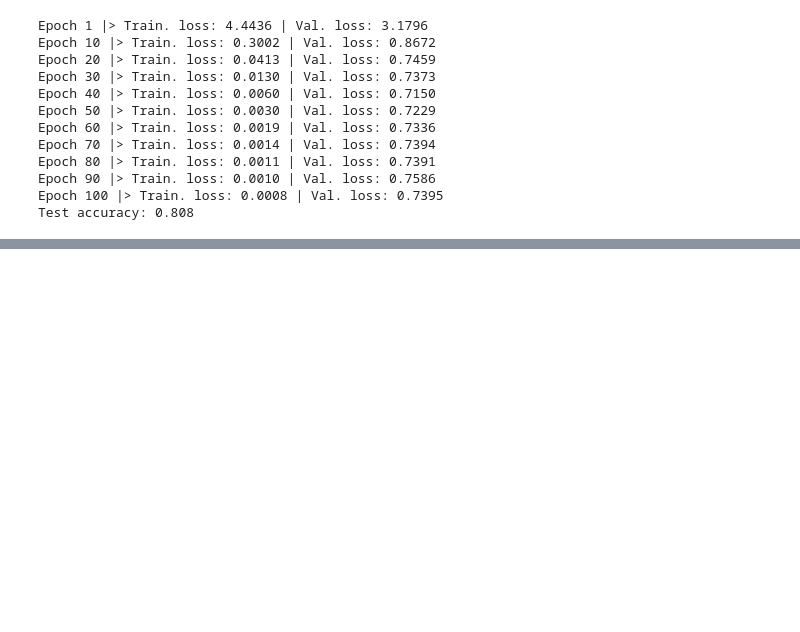
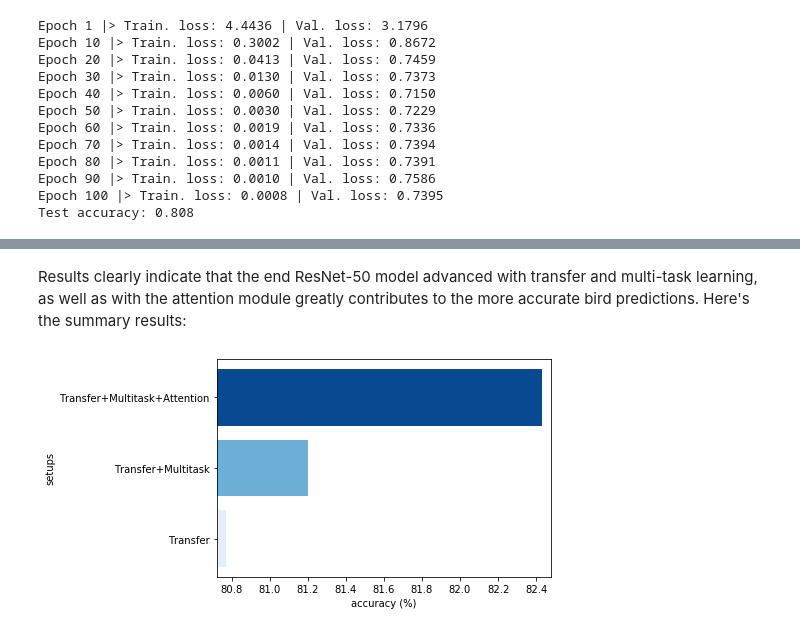
Before and after one commit to slipnitskaya/computer-vision-birds, a Jupyter notebook: notebook.ipynb, the cells around one changed output, grey strips where cells are left out. Saved outputs shown, nothing was run; the diff lists cells and outputs as text; code cells hidden in the pictures; blank space fills up the shorter version.

Commit message:
add MTL, attention-based CNN and Conclusions parts, plot summary results, refactoring

```diff
--- a/notebook.ipynb
+++ b/notebook.ipynb
@@ -427,4 +466,5 @@ Here, we'll set up parameters for data loading and model training, such as maxim
 # set hyper-parameters
 params = {'batch_size': 24, 'num_workers': 8}
 num_epochs = 100
+num_classes = 200
 # %% [markdown]
@@ -450,7 +490,7 @@ In this tutorial we are going to use ResNet-50 model for classification of bird
 PyTorch provides the ResNet-50 among other ready-to-use deep learning models on `torchvision.models`, so we'll instantiate the respective class. Given the dataset of 200 bird species, we will set the argument *num_classes* to that number, and also define the device on which to run the model.
 # %%
 # instantiate the model
-model = tv.models.resnet50(num_classes=200).to(DEVICE)
+model = tv.models.resnet50(num_classes=num_classes).to(DEVICE)
 # %% [markdown]
 More specifically, the chosen architecture is 50 layers deep and composed of 5 stages, 4 of which with residual blocks and 1 comprise a convolution, batch normalization and ReLU operations, namely:
 # %%
@@ -484,6 +524,9 @@ scheduler = torch.optim.lr_scheduler.ExponentialLR(optimizer, gamma=0.95)
 # %% [markdown]
 Finally, we are ready to train and validate our model to recognize and learn the difference between bird species. We'll also display cross-entropy loss values for an each 10 epoch in order to inspect the model performance dynamics following the training and validation block:
 # %%
+# generate model description string
+model_desc = get_model_desc(num_classes=num_classes)
+
 # define the training loop
 best_snapshot_path = None
 val_acc_avg = list()
@@ -537,7 +580,7 @@ for epoch in range(num_epochs):
                 os.remove(best_snapshot_path)
 
             best_val_acc = current_val_acc
-            best_snapshot_path = os.path.join(out_dir, f'model_resnet50base_ep={epoch}_acc={best_val_acc}.pt')
+            best_snapshot_path = os.path.join(out_dir, f'model_{model_desc}_ep={epoch}_acc={best_val_acc}.pt')
 
             torch.save(model.state_dict(), best_snapshot_path)
 
@@ -707,0 +1147,32 @@ Test accuracy: 0.808
+# %% [markdown]
+Results clearly indicate that the end ResNet-50 model advanced with transfer and multi-task learning, as well as with the attention module greatly contributes to the more accurate bird predictions. Here's the summary results:
+# %%
+# visualize the summary model performance
+tab_separater = lambda x: x[0].split('\t')
+
+# load accuracy results
+logs = {}
+with open('results/logs.csv', 'r') as f:
+    reader = csv.reader(f)
+    headers = tab_separater(next(reader))
+
+    for h in headers:
+        logs[h] = []
+    for row in reader:
+        for h, v in zip(headers, tab_separater(row)):
+            if h == 'accuracy':
+                v = round(float(v) * 100, 1)
+            logs[h].append(v)
+
+# visualize accuracies
+cmap = mpl.cm.get_cmap('Blues_r')
+colors = [cmap(0.9), cmap(0.5), cmap(0.1)]
+x_min, x_max = np.min(logs['accuracy']), np.max(logs['accuracy'])
+
+plt.barh(logs['setup'], logs['accuracy'], color=colors)
+plt.xlim(x_min - 5e-2, x_max + 5e-2)
+plt.xlabel('accuracy (%)')
+plt.ylabel('setups')
+plt.show()
+# %% [output]
+[figure, added]
```
Also changed, not shown: parts of 24 cells of this notebook.
